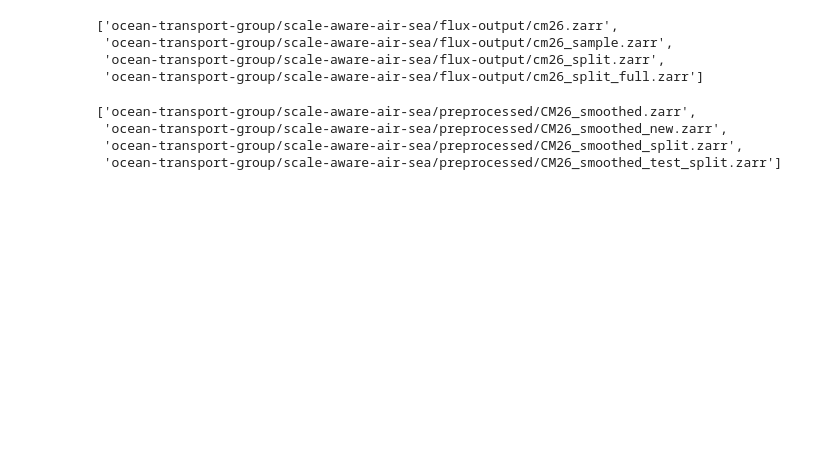
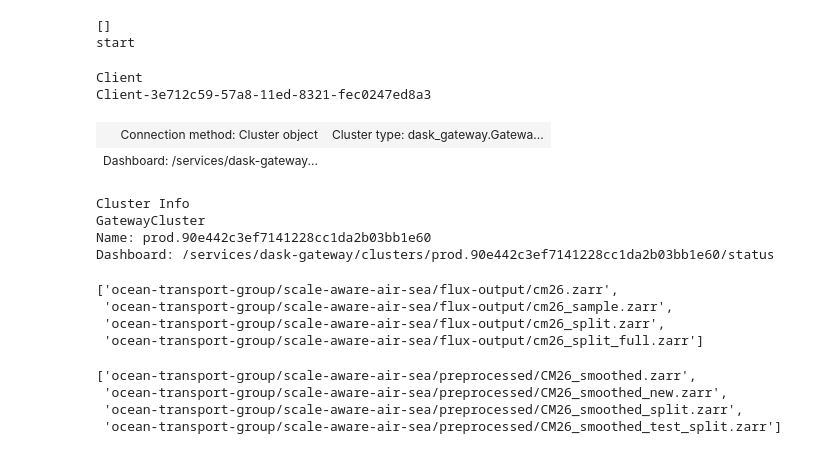
Before and after one commit to ocean-transport/scale-aware-air-sea, a Jupyter notebook: notebooks/jbusecke/workflow/cm26_paper_plots.ipynb, the cells around one changed output. Drawn from its saved outputs; the diff is of its cells as text; code cells hidden in the pictures; blank space fills up the shorter version.

```diff
--- a/notebooks/jbusecke/workflow/cm26_paper_plots.ipynb
+++ b/notebooks/jbusecke/workflow/cm26_paper_plots.ipynb
@@ -14,7 +20,2 @@ with open('/home/jovyan/keys/pangeo-forge-ocean-transport-4967-347e2048c5a1.json
     token = json.load(token_file)
 fs = gcsfs.GCSFileSystem(token=token)
-# %%
-from dask.distributed import Client, LocalCluster
-cluster = LocalCluster()
-client = Client(cluster)
-client
@@ -23,3 +159,54 @@ client
+# %%
+# hacky stuff (but it works!)
+n_workers = 10
+n_threads = 2 # I think 12 is the max?
+# with time chunks as 3 this needs to be set down. 4 seemed to work but had some memory to spare.
+
+
+from dask_gateway import Gateway
+gateway = Gateway()
+
+# close existing clusters
+open_clusters = gateway.list_clusters()
+print(list(open_clusters))
+if len(open_clusters)>0:
+    for c in open_clusters:
+        cluster = gateway.connect(c.name)
+        cluster.shutdown()
+
+options = gateway.cluster_options()
+
+# set the options programatically, or through their HTML repr
+options.worker_memory = 16
+options.worker_cores = n_threads
+
+options.environment = dict(
+    DASK_DISTRIBUTED__SCHEDULER__WORKER_SATURATION="1.0"
+)
+
+print('start')
+# Create a cluster with those options
+cluster = gateway.new_cluster(options)
+client = cluster.get_client()
+cluster.scale(n_workers)
+
+
+# with dask.config.set({"distributed.scheduler.worker-saturation": 1.0}):
+#     cluster = LocalCluster()
+#     client = Client(cluster)
+
+client
+# %% [output]
+[]
+start
+Client
+Client-3e712c59-57a8-11ed-8321-fec0247ed8a3
+| Connection method: Cluster object | Cluster type: dask_gateway.Gatewa... |
+| Dashboard: /services/dask-gateway... |  |
+Cluster Info
+GatewayCluster
+Name: prod.90e442c3ef7141228cc1da2b03bb1e60
+Dashboard: /services/dask-gateway/clusters/prod.90e442c3ef7141228cc1da2b03bb1e60/status
 # %%
 fs.ls('ocean-transport-group/scale-aware-air-sea/flux-output')
 # %% [output]
```
Also changed, not shown: parts of 32 cells of this notebook, 7 other files.
